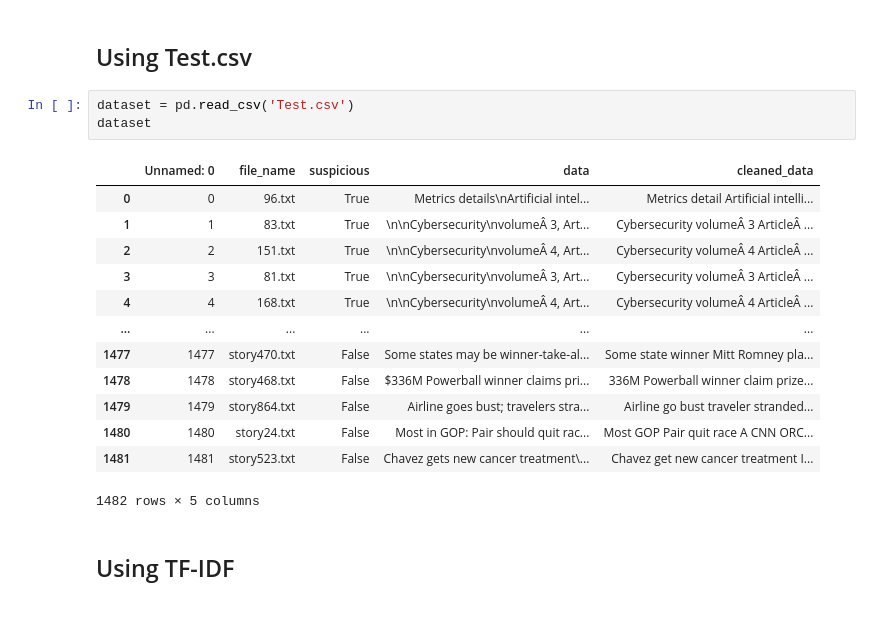
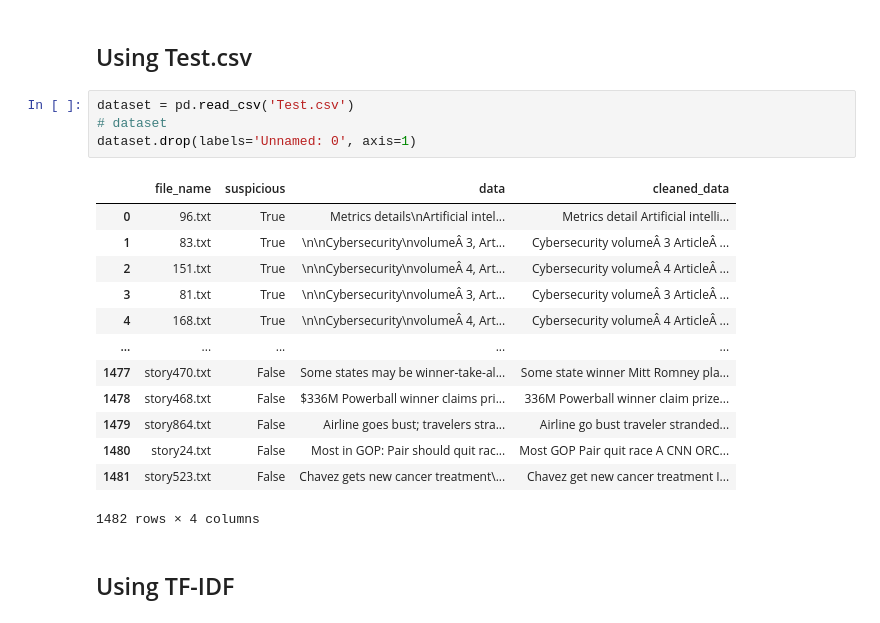
Before and after one commit to dhairyaostwal/CSE4020-Codes, a Jupyter notebook: ML_DA2.ipynb, the cells around one changed output. Drawn from its saved outputs; the diff is of its cells as text.

```diff
--- a/ML_DA2.ipynb
+++ b/ML_DA2.ipynb
@@ -43,21 +43,22 @@ import pandas as pd
 ## Using Test.csv
 # %%
 dataset = pd.read_csv('Test.csv')
-dataset
+# dataset
+dataset.drop(labels='Unnamed: 0', axis=1)
 # %% [output]
-|  | Unnamed: 0 | file_name | suspicious | data | cleaned_data |
-| 0 | 0 | 96.txt | True | Metrics details\nArtificial intel... | Metrics detail Artificial intelli... |
-| 1 | 1 | 83.txt | True | \n\nCybersecurity\nvolumeÂ 3, Art... | Cybersecurity volumeÂ 3 ArticleÂ ... |
-| 2 | 2 | 151.txt | True | \n\nCybersecurity\nvolumeÂ 4, Art... | Cybersecurity volumeÂ 4 ArticleÂ ... |
-| 3 | 3 | 81.txt | True | \n\nCybersecurity\nvolumeÂ 3, Art... | Cybersecurity volumeÂ 3 ArticleÂ ... |
-| 4 | 4 | 168.txt | True | \n\nCybersecurity\nvolumeÂ 4, Art... | Cybersecurity volumeÂ 4 ArticleÂ ... |
-| ... | ... | ... | ... | ... | ... |
-| 1477 | 1477 | story470.txt | False | Some states may be winner-take-al... | Some state winner Mitt Romney pla... |
-| 1478 | 1478 | story468.txt | False | $336M Powerball winner claims pri... | 336M Powerball winner claim prize... |
-| 1479 | 1479 | story864.txt | False | Airline goes bust; travelers stra... | Airline go bust traveler stranded... |
-| 1480 | 1480 | story24.txt | False | Most in GOP: Pair should quit rac... | Most GOP Pair quit race A CNN ORC... |
-| 1481 | 1481 | story523.txt | False | Chavez gets new cancer treatment\... | Chavez get new cancer treatment I... |
+|  | file_name | suspicious | data | cleaned_data |
+| 0 | 96.txt | True | Metrics details\nArtificial intel... | Metrics detail Artificial intelli... |
+| 1 | 83.txt | True | \n\nCybersecurity\nvolumeÂ 3, Art... | Cybersecurity volumeÂ 3 ArticleÂ ... |
+| 2 | 151.txt | True | \n\nCybersecurity\nvolumeÂ 4, Art... | Cybersecurity volumeÂ 4 ArticleÂ ... |
+| 3 | 81.txt | True | \n\nCybersecurity\nvolumeÂ 3, Art... | Cybersecurity volumeÂ 3 ArticleÂ ... |
+| 4 | 168.txt | True | \n\nCybersecurity\nvolumeÂ 4, Art... | Cybersecurity volumeÂ 4 ArticleÂ ... |
+| ... | ... | ... | ... | ... |
+| 1477 | story470.txt | False | Some states may be winner-take-al... | Some state winner Mitt Romney pla... |
+| 1478 | story468.txt | False | $336M Powerball winner claims pri... | 336M Powerball winner claim prize... |
+| 1479 | story864.txt | False | Airline goes bust; travelers stra... | Airline go bust traveler stranded... |
+| 1480 | story24.txt | False | Most in GOP: Pair should quit rac... | Most GOP Pair quit race A CNN ORC... |
+| 1481 | story523.txt | False | Chavez gets new cancer treatment\... | Chavez get new cancer treatment I... |
-1482 rows × 5 columns
+1482 rows × 4 columns
 # %% [markdown]
 ## Using TF-IDF
 # %%
```
Also changed, not shown: parts of 11 cells of this notebook.
